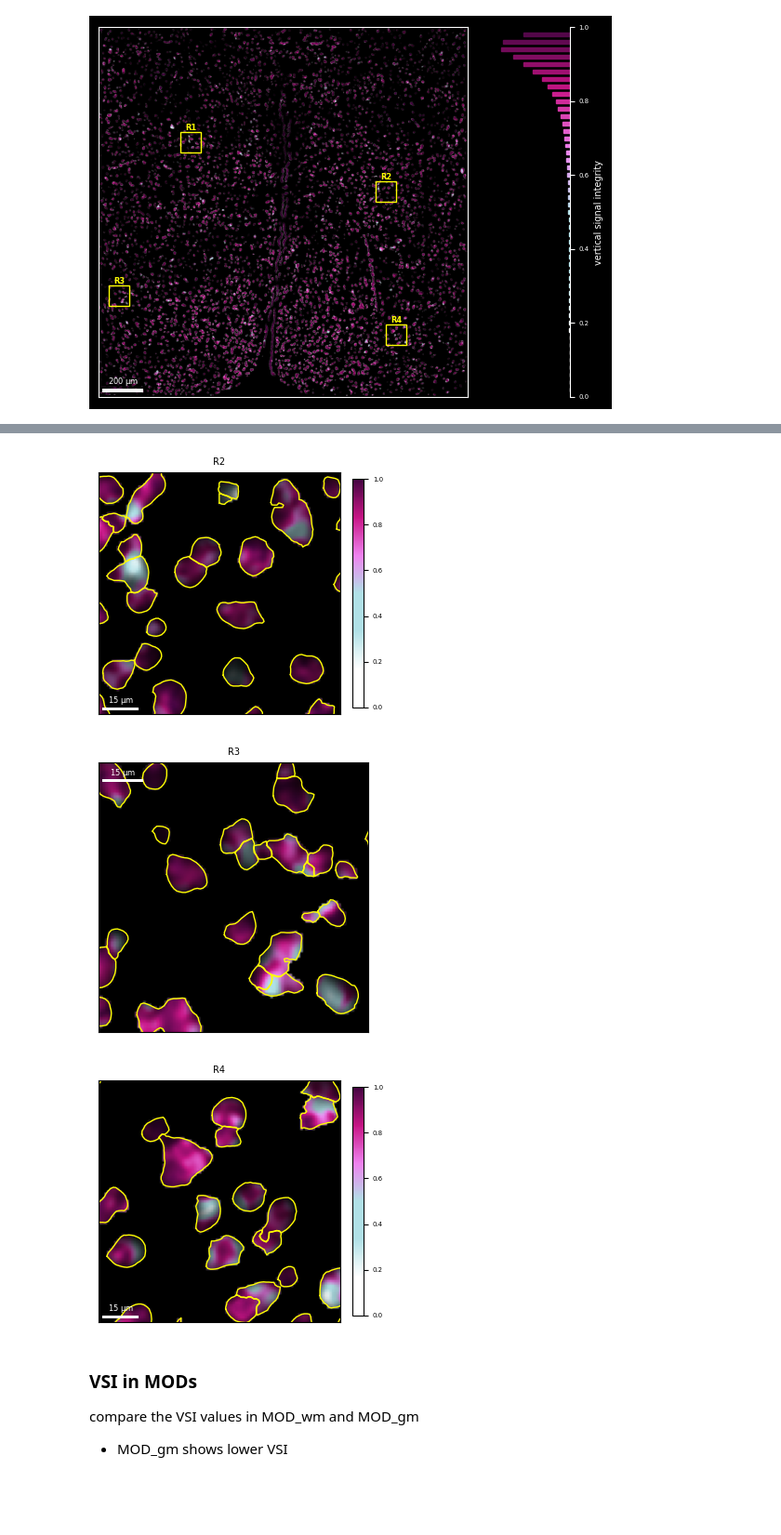
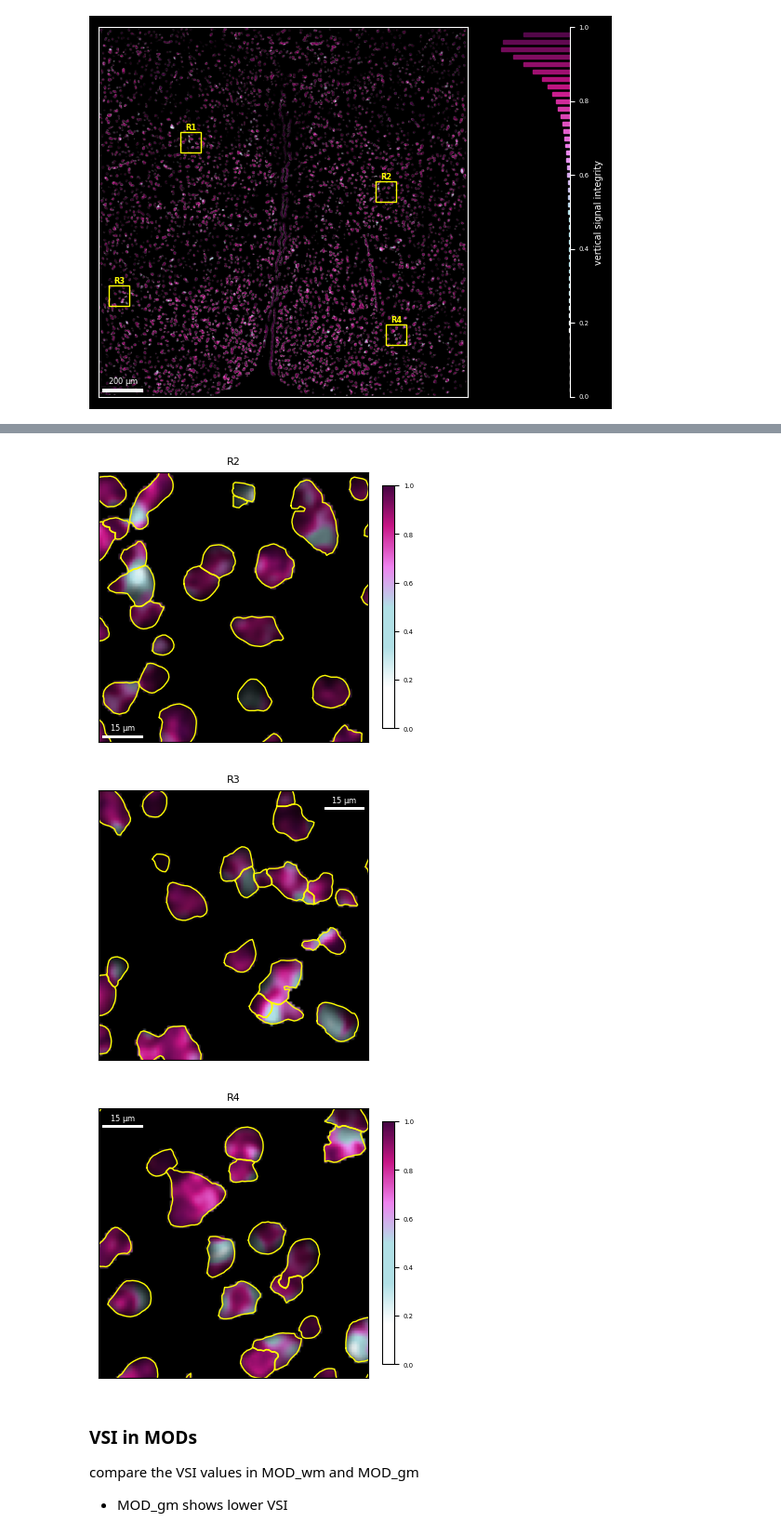
Before and after one commit to melocery/MasterThesisAnalysis, a Jupyter notebook: notebook/R2_VSI.ipynb, the cells around one changed output, grey strips where cells are left out. Shown at 93% size. Saved outputs shown, nothing was run; the diff lists cells and outputs as text; code cells hidden in the pictures; blank space fills up the shorter version.

```diff
--- a/notebook/R2_VSI.ipynb
+++ b/notebook/R2_VSI.ipynb
@@ -158,38 +158,38 @@ plt.show()
 # %%
-fig, ax = plt.subplots(1, 1, figsize=(8*CM, 8*CM), sharex=True, sharey=True, constrained_layout=True)
+fig, ax = plt.subplots(1, 1, figsize=(9*CM, 8*CM), sharex=True, sharey=True, constrained_layout=True)
 plot_VSI_region(integrity=cell_integrity, strength=cell_strength,
              plot_boundary=True, boundary_df=boundaries_df, boundary_width=1,
              side_display='colorbar', signal_threshold=3.0, figure_height=8*CM,
              x_range=[1350, 1450], y_range=[950, 1050],
              title="R2", scale_loc='lower left', ax=ax)
-plt.savefig(fig_path/"ROI2.png", **SAVE_FIG)
+plt.savefig(fig_path/"ROI2.pdf", **SAVE_FIG)
 plt.show()
 # %% [output]
-[figure, old version]
+[figure, new version]
 # %%
 fig, ax = plt.subplots(1, 1, figsize=(8*CM, 8*CM), sharex=True, sharey=True, constrained_layout=True)
 plot_VSI_region(integrity=cell_integrity, strength=cell_strength,
              plot_boundary=True, boundary_df=boundaries_df, boundary_width=1,
              side_display=None, signal_threshold=3.0, figure_height=8*CM,
              x_range=[50, 150], y_range=[440, 540],
-             title="R3", scale_loc='upper left', ax=ax)
+             title="R3", scale_loc='upper right', ax=ax)
 
-plt.savefig(fig_path/"ROI3.png", **SAVE_FIG)
+plt.savefig(fig_path/"ROI3.pdf", **SAVE_FIG)
 plt.show()
 # %% [output]
-[figure, old version]
+[figure, new version]
 # %%
-fig, ax = plt.subplots(1, 1, figsize=(8*CM, 8*CM), sharex=True, sharey=True, constrained_layout=True)
+fig, ax = plt.subplots(1, 1, figsize=(9*CM, 8*CM), sharex=True, sharey=True, constrained_layout=True)
 plot_VSI_region(integrity=cell_integrity, strength=cell_strength,
              plot_boundary=True, boundary_df=boundaries_df, boundary_width=1,
              side_display='colorbar', signal_threshold=3.0, figure_height=8*CM,
              x_range=[1400, 1500], y_range=[250,350],
-             title="R4", scale_loc='lower left', ax=ax)
+             title="R4", scale_loc='upper left', ax=ax)
 
-plt.savefig(fig_path/"ROI4.png", **SAVE_FIG)
+plt.savefig(fig_path/"ROI4.pdf", **SAVE_FIG)
 plt.show()
 # %% [output]
-[figure, old version]
+[figure, new version]
 # %% [markdown]
 ### VSI in MODs
 compare the VSI values in MOD_wm and MOD_gm
```
Also changed, not shown: parts of 4 cells of this notebook, 6 other files.
